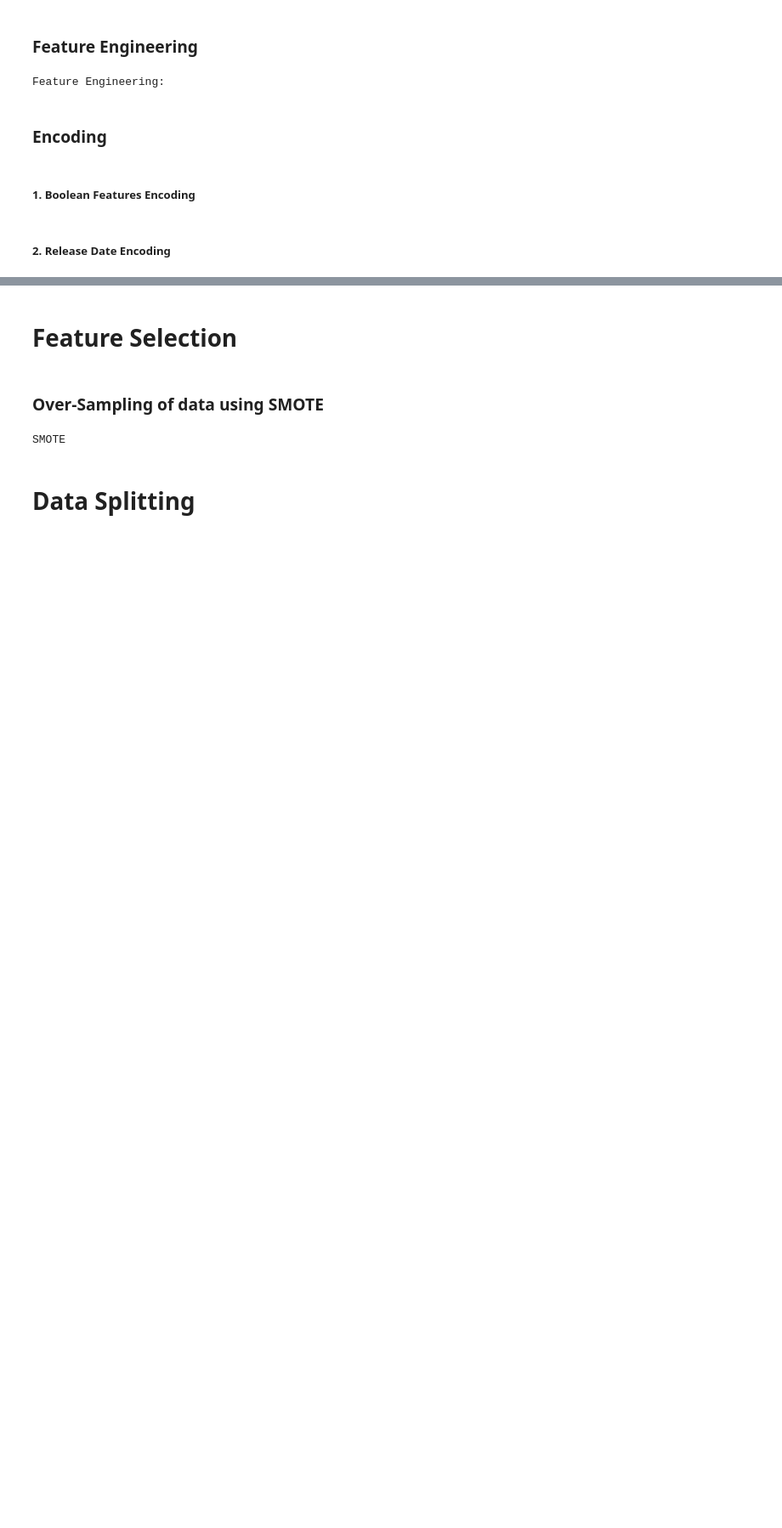
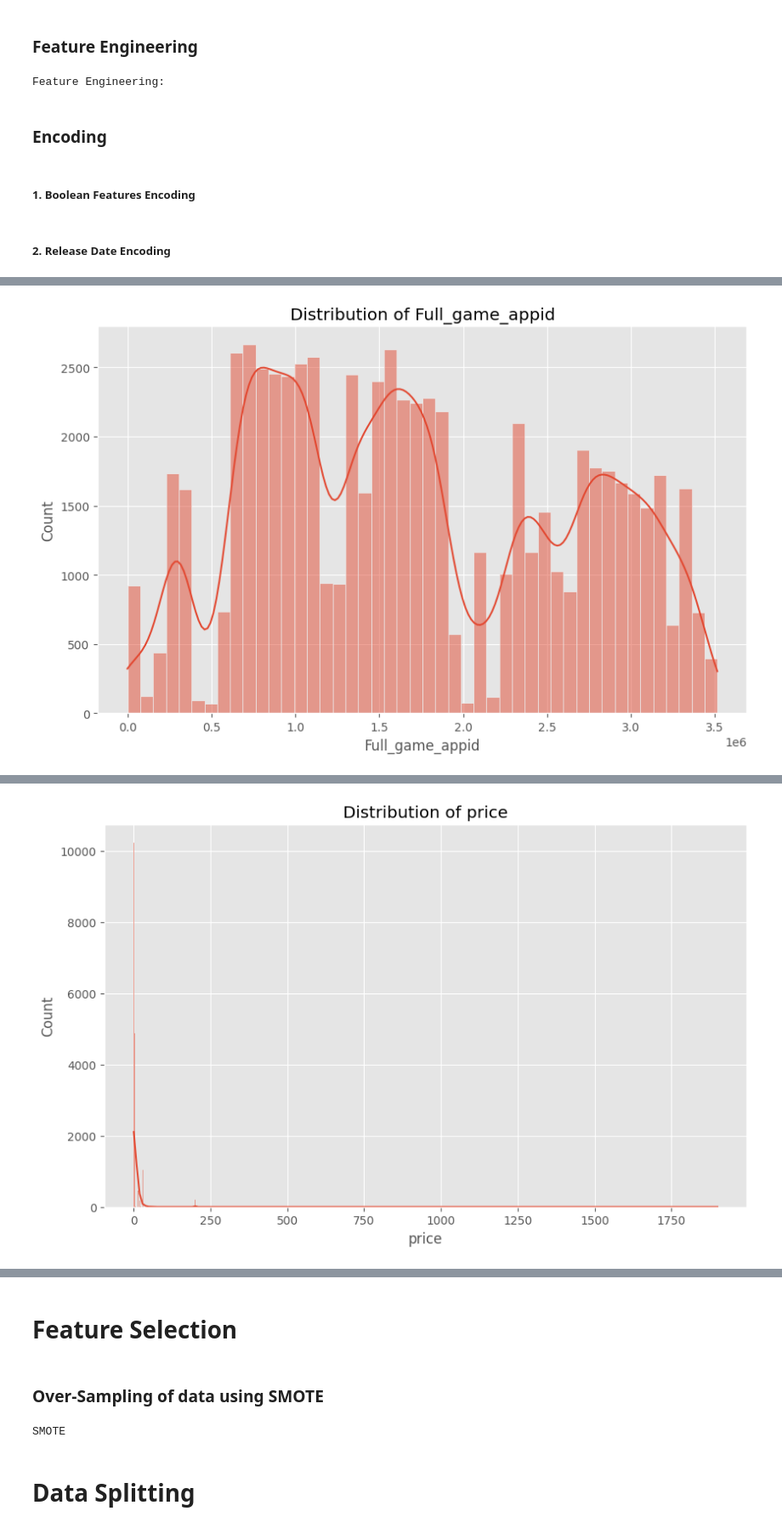
Before and after one commit to ahany42/SteamGamesPredictions, a Jupyter notebook: notebook.ipynb, the cells around one changed output, grey strips where cells are left out. Shown at 85% size. Saved outputs shown, nothing was run; the diff lists cells and outputs as text; code cells hidden in the pictures; blank space fills up the shorter version.

```diff
--- a/notebook.ipynb
+++ b/notebook.ipynb
@@ -555,8 +576,9 @@ df = df.drop('release_date', axis=1)
 # %%
-publisher_encoder = OneHotEncoder(sparse=False)
+
+publisher_encoder = OneHotEncoder()
 publisher_encoded = publisher_encoder.fit_transform(df[['publisherClass']])
 publisher_encoded_df = pd.DataFrame(
-    publisher_encoded,
+    publisher_encoded.toarray(),  # Convert to dense array
     columns=publisher_encoder.get_feature_names_out(['publisherClass'])
 )
 # %% [markdown]
@@ -622,0 +652,70 @@ print(df_encoded.columns.tolist())
+# %%
+# First, let's identify which numerical columns we have after encoding
+numerical_cols = df_encoded.select_dtypes(include=['int64', 'float64']).columns.tolist()
+
+# Remove target variable if it's reviewScore
+if 'reviewScore' in numerical_cols:
+    numerical_cols.remove('reviewScore')
+
+# Remove boolean encoded columns (they're already 0/1)
+boolean_cols = ['steam_achievements', 'steam_trading_cards', 'workshop_support']
+numerical_cols = [col for col in numerical_cols if col not in boolean_cols]
+
+# Analyze distributions before scaling
+print("\n=== Numerical Columns Analysis Before Scaling ===")
+for col in numerical_cols:
+    print(f"\n{col} statistics:")
+    print(df_encoded[col].describe())
+
+    # Check for outliers
+    Q1 = df_encoded[col].quantile(0.25)
+    Q3 = df_encoded[col].quantile(0.75)
+    IQR = Q3 - Q1
+    outliers = df_encoded[(df_encoded[col] < (Q1 - 1.5 * IQR)) |
+                         (df_encoded[col] > (Q3 + 1.5 * IQR))][col]
+    print(f"Number of outliers: {len(outliers)}")
+    print(f"Percentage of outliers: {(len(outliers)/len(df_encoded))*100:.2f}%")
+
+    # Visualize distribution
+    plt.figure(figsize=(10, 6))
+    sns.histplot(df_encoded[col], kde=True)
+    plt.title(f'Distribution of {col}')
+    plt.show()
+
+# Apply StandardScaler to the identified columns
+scaler = StandardScaler()
+scaled_values = scaler.fit_transform(df_encoded[numerical_cols])
+
+# Create DataFrame with scaled values
+scaled_df = pd.DataFrame(scaled_values, columns=[f'scaled_{col}' for col in numerical_cols])
+
+# Combine with the rest of the encoded data
+df_final = pd.concat([
+    df_encoded.drop(columns=numerical_cols),  # Original data without columns to scale
+    scaled_df  # New scaled columns
+], axis=1)
+
+# Verify the scaling
+print("\n=== Verification of Scaled Data ===")
+for col in numerical_cols:
+    scaled_col = f'scaled_{col}'
+    print(f"\n{scaled_col} statistics:")
+    print(df_final[scaled_col].describe())
+
+    # Visualize before/after
+    fig, (ax1, ax2) = plt.subplots(1, 2, figsize=(15, 5))
+
+    # Before scaling
+    sns.histplot(df_encoded[col], kde=True, ax=ax1)
+    ax1.set_title(f'Original {col}')
+
+    # After scaling
+    sns.histplot(df_final[scaled_col], kde=True, ax=ax2)
+    ax2.set_title(f'Scaled {col}')
+
+    plt.tight_layout()
+    plt.show()
+
+# Save the final processed dataset
+df_final.to_csv('../datasets/processed/final_processed_games.csv', index=False)
+# %% [output]
@@ -622,0 +736 @@ print(df_encoded.columns.tolist())
+[figure, added]
@@ -622,0 +749 @@ print(df_encoded.columns.tolist())
+[figure, added]
```
Also changed, not shown: parts of 12 cells of this notebook, 1 other file.
